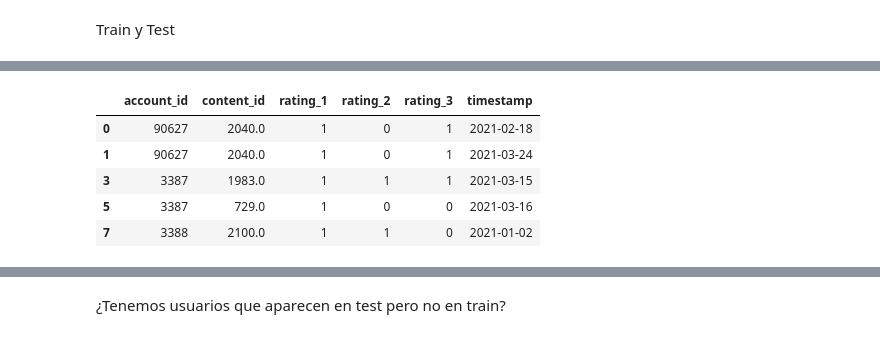
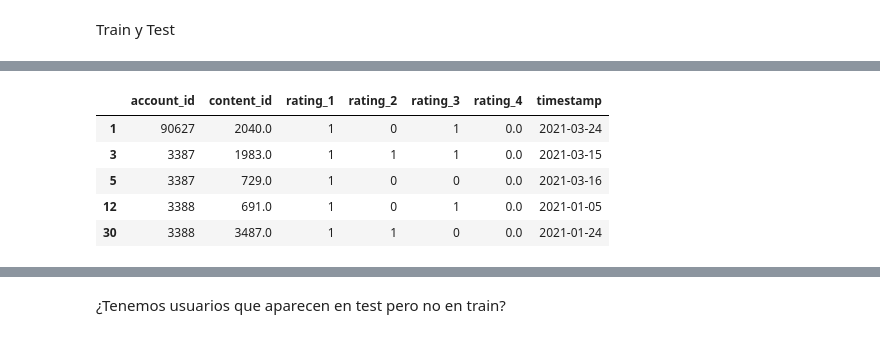
Before and after one commit to ivanjavierparra/Data-Science-Sprint-3, a Jupyter notebook: Entrega_3.ipynb, the cells around one changed output, grey strips where cells are left out. Drawn from its saved outputs; the diff is of its cells as text; code cells hidden in the pictures.

```diff
--- a/Entrega_3.ipynb
+++ b/Entrega_3.ipynb
@@ -626,4 +682,3 @@ La idea es calcular el porcentaje de visualización de cada asset vistos por cad
 # %%
-# df_map['minutos_vistos'] = df_map['run_time_min'] - df_map['minutos']
-# df_map['porcentaje_visto'] = df_map['minutos'] * 100 / df_map['run_time_min']
-# df_map['rating'] = df_map['porcentaje_visto'].apply(lambda x : 1 if x >= 50 else 0)
+%%time
+df_aux['rating'] = df_aux.porcentaje.apply(lambda x : 1 if x > 40 else 0)
@@ -629,0 +687,3 @@ La idea es calcular el porcentaje de visualización de cada asset vistos por cad
+# %%
+def buscar_rating(account_id, content_id):
+    return df_aux[(df_aux.account_id == account_id) &(df_aux.content_id == content_id)].iloc[0]['rating']
@@ -630,8 +693,9 @@ La idea es calcular el porcentaje de visualización de cada asset vistos por cad
 # %% [markdown]
 Train y Test
 # %%
+%%time
 print(f'Número de filas antes de eliminar duplicados: {len(df)}')
-df_main = df.drop_duplicates(subset=['account_id', 'asset_id'], keep='last')
+df_main = df.drop_duplicates(subset=['account_id', 'content_id'], keep='last')
 print(f'Número de filas después de eliminar duplicados: {len(df_main)}') #2589602
 # %% [output]
 Número de filas antes de eliminar duplicados: 3657561
@@ -640,0 +703,3 @@ Número de filas después de eliminar duplicados: 2589602
+# %%
+%%time
+df_main['rating_4'] = df_main.apply(lambda x : buscar_rating(x.account_id, x.content_id), axis=1)
@@ -641,15 +718,15 @@ Número de filas después de eliminar duplicados: 2589602
 # %%
 # ratings.drop(['customer_id','asset_id','tunein','tuneout','minutos','from','to','resultado','title', 'run_time_min', 'start_vod_date', 'end_vod_date', 'minutos_vistos', 'porcentaje_visto'],axis=1, inplace=True)
 # ratings.drop(['customer_id','asset_id','tunein','tuneout','minutos','title', 'run_time_min', 'start_vod_date', 'end_vod_date', 'minutos_vistos', 'porcentaje_visto'],axis=1, inplace=True)
-ratings = df_main[['account_id', 'content_id', 'rating_1', 'rating_2', 'rating_3', 'timestamp']].copy()
+ratings = df_main[['account_id', 'content_id', 'rating_1', 'rating_2', 'rating_3', 'rating_4','timestamp']].copy()
 ratings.head()
 # %% [output]
-|  | account_id | content_id | rating_1 | rating_2 | rating_3 | timestamp |
-| 0 | 90627 | 2040.0 | 1 | 0 | 1 | 2021-02-18 |
-| 1 | 90627 | 2040.0 | 1 | 0 | 1 | 2021-03-24 |
-| 3 | 3387 | 1983.0 | 1 | 1 | 1 | 2021-03-15 |
-| 5 | 3387 | 729.0 | 1 | 0 | 0 | 2021-03-16 |
-| 7 | 3388 | 2100.0 | 1 | 1 | 0 | 2021-01-02 |
+|  | account_id | content_id | rating_1 | rating_2 | rating_3 | rating_4 | timestamp |
+| 1 | 90627 | 2040.0 | 1 | 0 | 1 | 0.0 | 2021-03-24 |
+| 3 | 3387 | 1983.0 | 1 | 1 | 1 | 0.0 | 2021-03-15 |
+| 5 | 3387 | 729.0 | 1 | 0 | 0 | 0.0 | 2021-03-16 |
+| 12 | 3388 | 691.0 | 1 | 0 | 1 | 0.0 | 2021-01-05 |
+| 30 | 3388 | 3487.0 | 1 | 1 | 0 | 0.0 | 2021-01-24 |
 # %%
 # set de train
 train = ratings[(ratings.timestamp < datetime(year=2021, month=3, day=1))]
```
Also changed, not shown: parts of 53 cells of this notebook.
